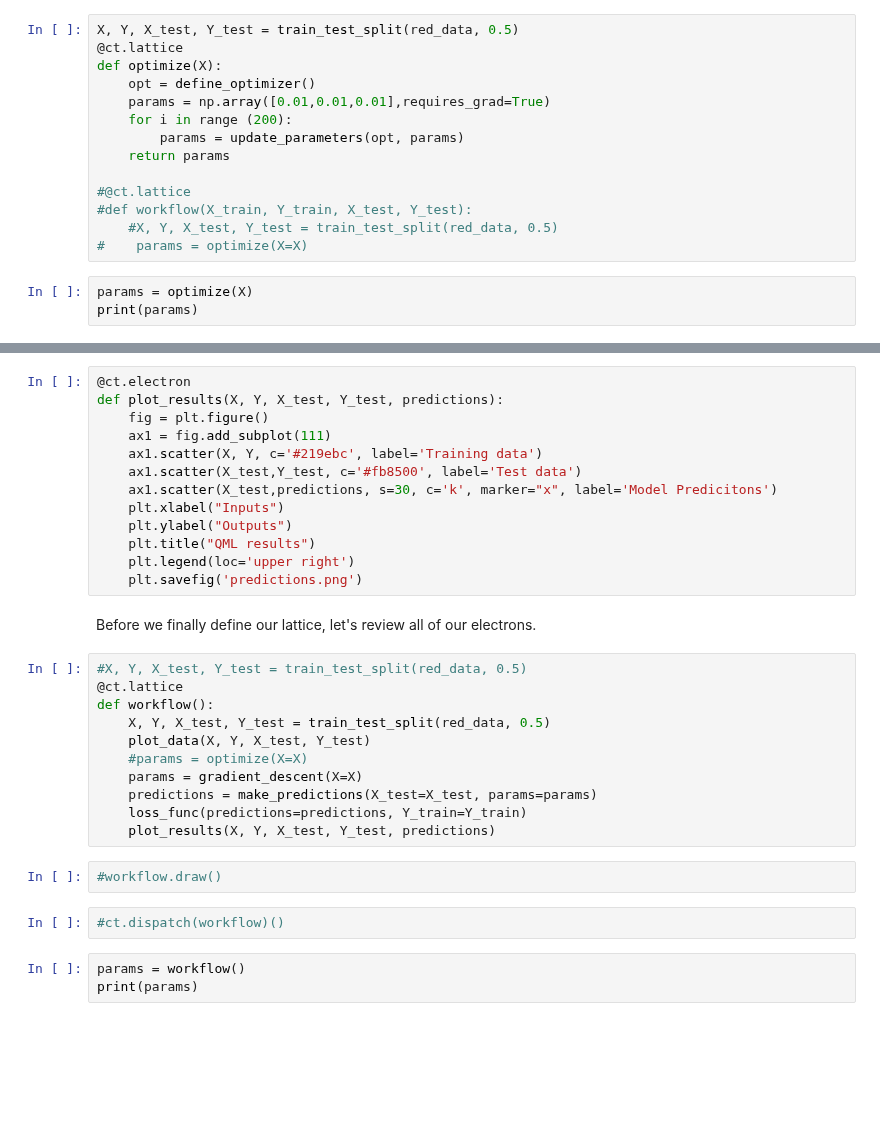
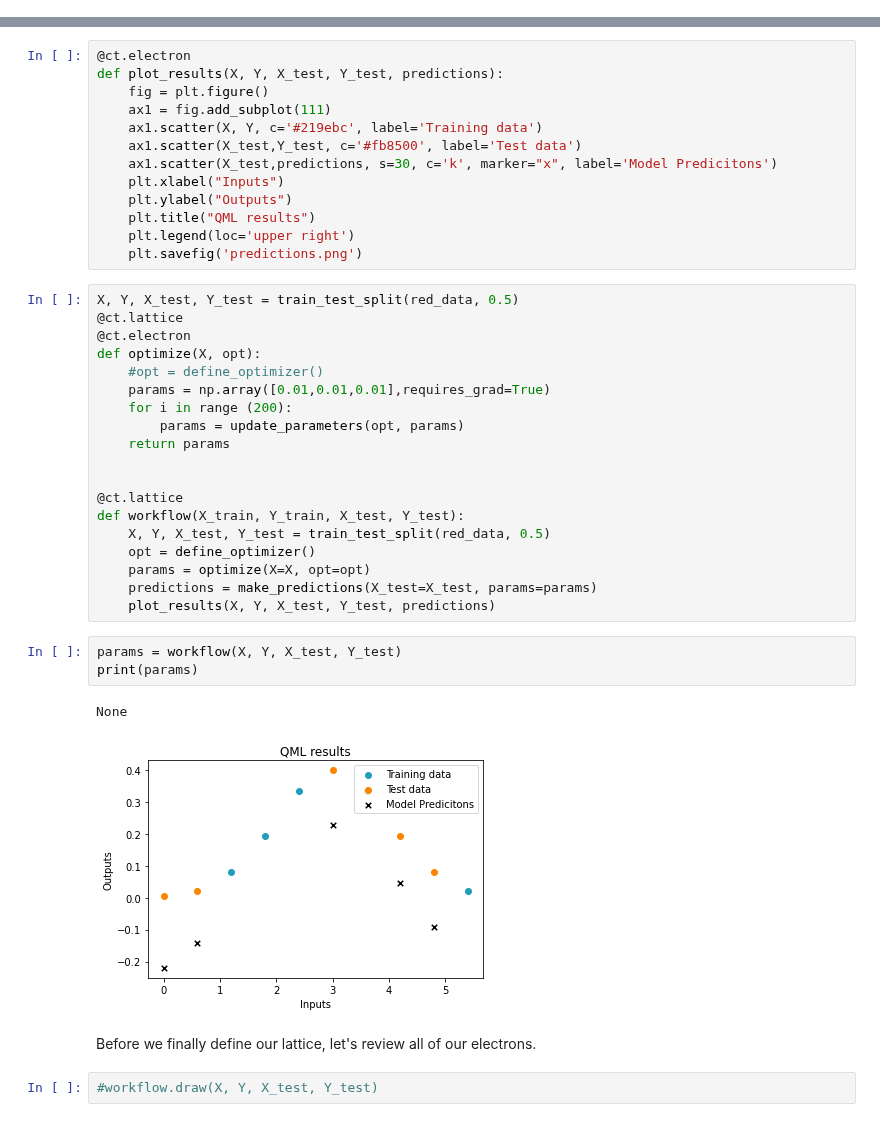
Before and after one commit to AgnostiqHQ/covalent, a Jupyter notebook: doc/source/tutorials/qml_2/function_fitting.ipynb, the cells around one changed output, grey strips where cells are left out. Saved outputs shown, nothing was run; the diff lists cells and outputs as text; blank space fills up the shorter version.

```diff
--- a/doc/source/tutorials/qml_2/function_fitting.ipynb
+++ b/doc/source/tutorials/qml_2/function_fitting.ipynb
@@ -120,17 +118,0 @@ def loss_func(predictions, Y_train):
-# %%
-X, Y, X_test, Y_test = train_test_split(red_data, 0.5)
-@ct.lattice
-def optimize(X):
-    opt = define_optimizer()
-    params = np.array([0.01,0.01,0.01],requires_grad=True)
-    for i in range (200):
-        params = update_parameters(opt, params)
-    return params
-
-#@ct.lattice
-#def workflow(X_train, Y_train, X_test, Y_test):
-    #X, Y, X_test, Y_test = train_test_split(red_data, 0.5)
-#    params = optimize(X=X)
-# %%
-params = optimize(X)
-print(params)
@@ -161,23 +137,32 @@ def plot_results(X, Y, X_test, Y_test, predictions):
     plt.title("QML results")
     plt.legend(loc='upper right')
     plt.savefig('predictions.png')
+# %%
+X, Y, X_test, Y_test = train_test_split(red_data, 0.5)
+@ct.lattice
+@ct.electron
+def optimize(X, opt):
+    #opt = define_optimizer()
+    params = np.array([0.01,0.01,0.01],requires_grad=True)
+    for i in range (200):
+        params = update_parameters(opt, params)
+    return params
+
+
+@ct.lattice
+def workflow(X_train, Y_train, X_test, Y_test):
+    X, Y, X_test, Y_test = train_test_split(red_data, 0.5)
+    opt = define_optimizer()
+    params = optimize(X=X, opt=opt)
+    predictions = make_predictions(X_test=X_test, params=params)
+    plot_results(X, Y, X_test, Y_test, predictions)
+# %%
+params = workflow(X, Y, X_test, Y_test)
+print(params)
+# %% [output]
+None
+[figure, added]
 # %% [markdown]
 Before we finally define our lattice, let's review all of our electrons.
-# %%
-#X, Y, X_test, Y_test = train_test_split(red_data, 0.5)
-@ct.lattice
-def workflow():
-    X, Y, X_test, Y_test = train_test_split(red_data, 0.5)
-    plot_data(X, Y, X_test, Y_test)
-    #params = optimize(X=X)
-    params = gradient_descent(X=X)
-    predictions = make_predictions(X_test=X_test, params=params)
-    loss_func(predictions=predictions, Y_train=Y_train)
-    plot_results(X, Y, X_test, Y_test, predictions)
 # %%
-#workflow.draw()
+#workflow.draw(X, Y, X_test, Y_test)
-# %%
-#ct.dispatch(workflow)()
-# %%
-params = workflow()
-print(params)
```
Also changed, not shown: parts of 9 cells of this notebook.
